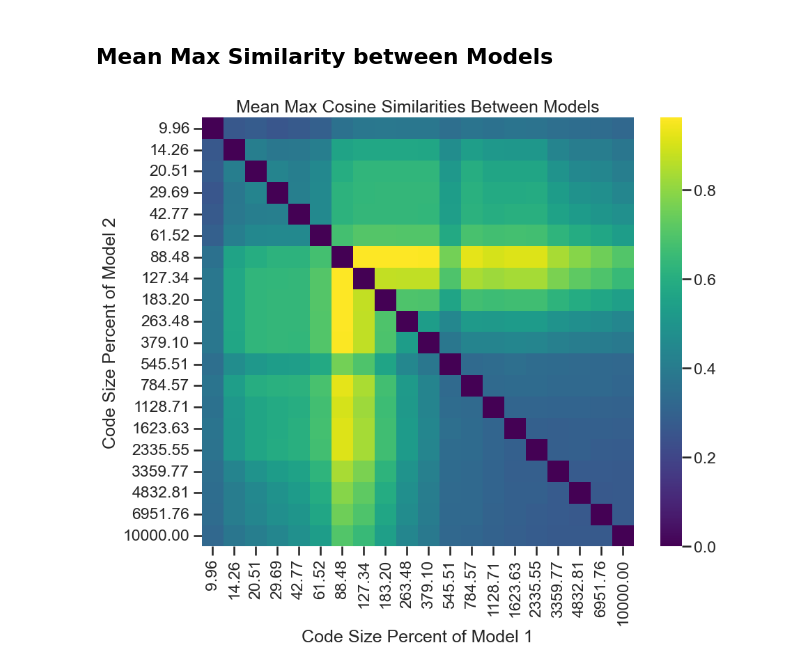
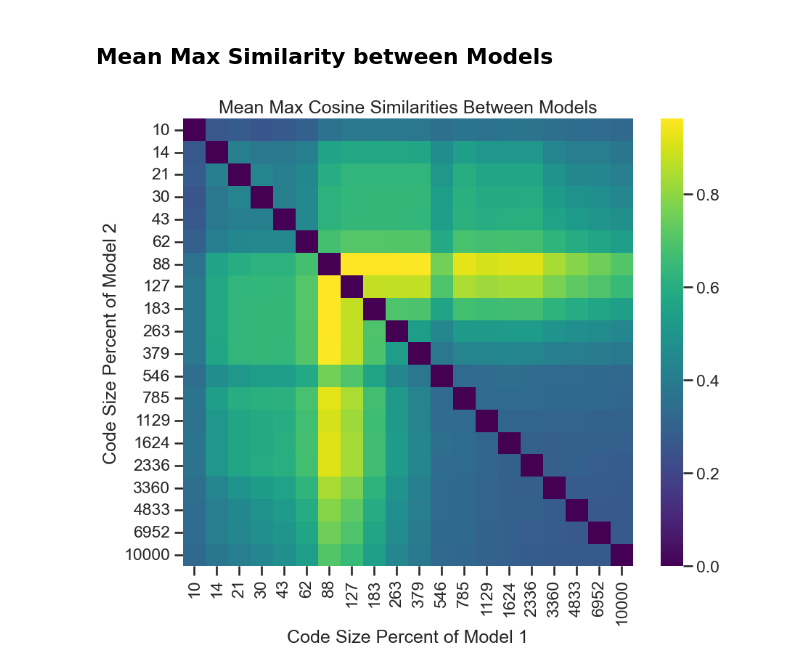
Before and after one commit to adamimos/transformerPlayground, a Jupyter notebook: autoencoder_superposition.ipynb, the cells around one changed output. Drawn from its saved outputs; the diff is of its cells as text; code cells hidden in the pictures.

```diff
--- a/autoencoder_superposition.ipynb
+++ b/autoencoder_superposition.ipynb
@@ -384,21 +384,22 @@ for i, code_dim in tqdm(enumerate(code_dims)):
 # %%
 # Convert matrix to DataFrame for better labeling
 percent_of_ground_truth_features = np.array(code_dims)/num_ground_truth_features*100
 df = pd.DataFrame(cos_sim_matrix, index=percent_of_ground_truth_features, columns=percent_of_ground_truth_features)
 
 # Create a heatmap
 plt.figure(figsize=(10, 8))
 sns.heatmap(df, cmap='viridis', annot=False)
 
 # Format axis labels
-xticks = [f'{x:.2f}' for x in df.columns]
-yticks = [f'{y:.2f}' for y in df.index]
+xticks = [f'{x:.0f}' for x in df.columns]
+yticks = [f'{y:.0f}' for y in df.index]
 plt.xticks(np.arange(len(xticks))+0.5, labels=xticks, rotation=90)
 plt.yticks(np.arange(len(yticks))+0.5, labels=yticks, rotation=0)
 
 plt.title('Mean Max Cosine Similarities Between Models')
 plt.xlabel('Code Size Percent of Model 1')
 plt.ylabel('Code Size Percent of Model 2')
+
 plt.show()
 # %% [output]
-[figure, old version]
+[figure, new version]
```
